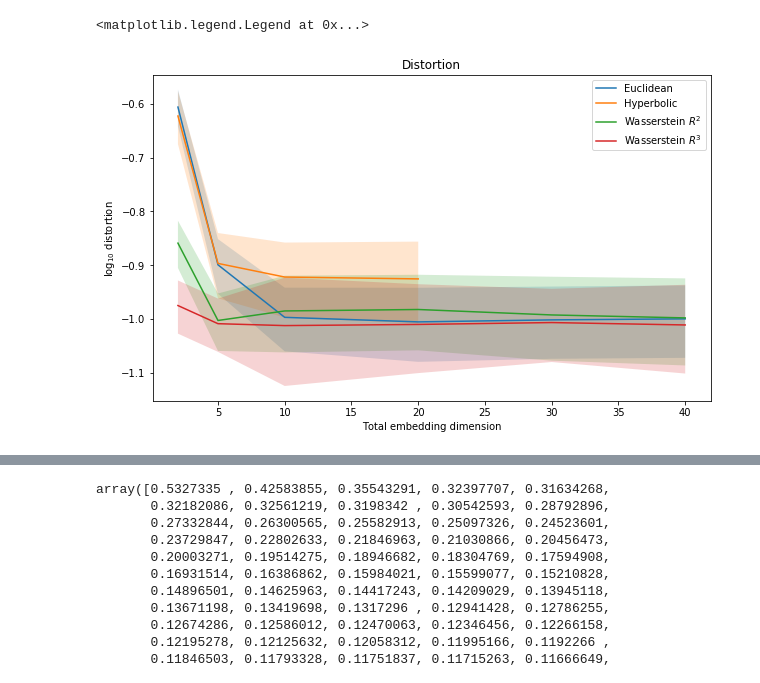
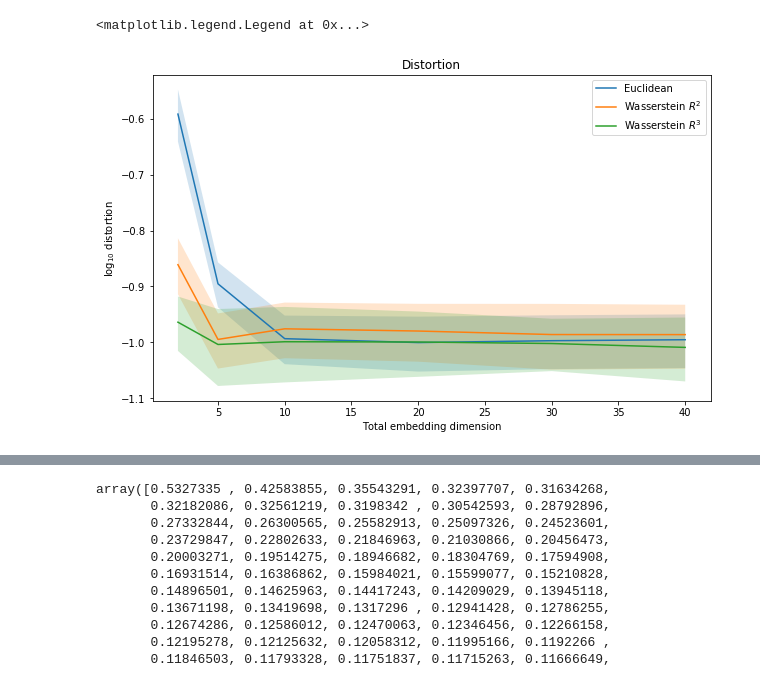
Before and after one commit to svenhsia/Entropic-Wasserstein-Embedding, a Jupyter notebook: main.ipynb, the cells around one changed output, grey strips where cells are left out. Saved outputs shown, nothing was run; the diff lists cells and outputs as text; code cells hidden in the pictures.

```diff
--- a/main.ipynb
+++ b/main.ipynb
@@ -20,15 +20,26 @@ num_embed_dims = len(embed_dims)
 embed_types = ['Euclidean', 'Hyperbolic', 'WassR2', 'WassR3', 'KL']
 num_embed_types = len(embed_types)
 
-loss_reg = np.zeros((num_embed_types, num_embed_dims, 4))
+loss_reg = np.zeros((num_embed_types, num_embed_dims, 10))
+time_reg = np.zeros((num_embed_types, num_embed_dims, 8))
 
-for graph_id in range(2, 10, 2):
+time_graphs = [1, 3, 5, 6, 7, 8, 9, 10]
+
+for graph_id in range(10):
+    for i, embed_type in enumerate(embed_types):
+        for j, embed_dim in enumerate(embed_dims):
+            res = np.load('./results/scale_free_{}_{}_{}_{}.npz'.format(num_nodes, graph_id+1, embed_type, embed_dim))
+            loss_history = res['loss']
+            loss = loss_history[-1]
+            loss_reg[i, j, graph_id] = loss
+
+for g, graph_id in enumerate(time_graphs):
     for i, embed_type in enumerate(embed_types):
         for j, embed_dim in enumerate(embed_dims):
             res = np.load('./results/scale_free_{}_{}_{}_{}.npz'.format(num_nodes, graph_id, embed_type, embed_dim))
-            loss_history = res['loss']
-            loss = loss_history[-1]
-            loss_reg[i, j, graph_id//2-1] = loss
+            time_history = res['time']
+            t = time_history[-1]
+            time_reg[i, j, g] = t
 # %%
 Euc_loss, Hyper_loss, WassR2_loss, WassR3_loss, KL_loss = loss_reg
 
@@ -46,34 +57,34 @@ mean_WassR2_loss = np.mean(WassR2_loss, axis=-1)
 std_WassR2_loss = np.std(WassR2_loss, axis=-1)
 upper_confidence_WassR2 = mean_WassR2_loss + 1.96 * std_WassR2_loss
 lower_confidence_WassR2 = mean_WassR2_loss - 1.96 * std_WassR2_loss
 
 mean_WassR3_loss = np.mean(WassR3_loss, axis=-1)
 std_WassR3_loss = np.std(WassR3_loss, axis=-1)
 upper_confidence_WassR3 = mean_WassR3_loss + 1.96 * std_WassR3_loss
 lower_confidence_WassR3 = mean_WassR3_loss - 1.96 * std_WassR3_loss
 
 mean_KL_loss = np.mean(KL_loss, axis=-1)
 std_KL_loss = np.std(KL_loss, axis=-1)
 upper_confidence_KL = mean_KL_loss + 1.96 * std_KL_loss
 lower_confidence_KL = mean_KL_loss - 1.96 * std_KL_loss
 
 # plt.figure(figsize=(10, 6))
 _, ax = plt.subplots(figsize=(10, 6))
 ax.plot(embed_dims, np.log10(mean_Euc_loss), label='Euclidean')
 ax.fill_between(embed_dims, np.log10(upper_confidence_Euc), np.log10(lower_confidence_Euc), alpha=0.2)
-ax.plot(embed_dims, np.log10(mean_Hyper_loss), label='Hyperbolic')
-ax.fill_between(embed_dims, np.log10(upper_confidence_Hyper), np.log10(lower_confidence_Hyper), alpha=0.2)
+# ax.plot(embed_dims, np.log10(mean_Hyper_loss), label='Hyperbolic')
+# ax.fill_between(embed_dims, np.log10(upper_confidence_Hyper), np.log10(lower_confidence_Hyper), alpha=0.2)
 ax.plot(embed_dims, np.log10(mean_WassR2_loss), label='Wasserstein $R^2$')
 ax.fill_between(embed_dims, np.log10(upper_confidence_WassR2), np.log10(lower_confidence_WassR2), alpha=0.2)
 ax.plot(embed_dims, np.log10(mean_WassR3_loss), label='Wasserstein $R^3$')
 ax.fill_between(embed_dims, np.log10(upper_confidence_WassR3), np.log10(lower_confidence_WassR3), alpha=0.2)
-# ax.plot(embed_dims, np.log10(mean_KL_loss), label='KL$')
+# ax.plot(embed_dims, np.log10(mean_KL_loss), label='KL')
 # ax.fill_between(embed_dims, np.log10(upper_confidence_KL), np.log10(lower_confidence_KL), alpha=0.4)
 ax.set_xlabel('Total embedding dimension')
 ax.set_ylabel('$\log_{10}$ distortion')
 ax.set_title('Distortion')
 ax.legend(loc='best')
 # plt.show()
 # %% [output]
 <matplotlib.legend.Legend at 0x...>
-[figure, old version]
+[figure, new version]
```
Also changed, not shown: parts of 3 cells of this notebook, 30 other files.
